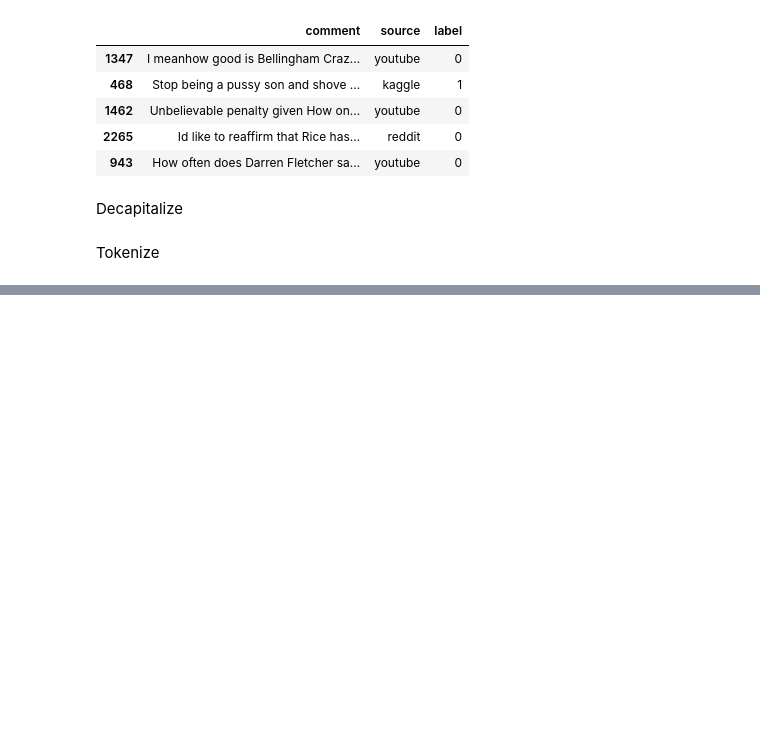
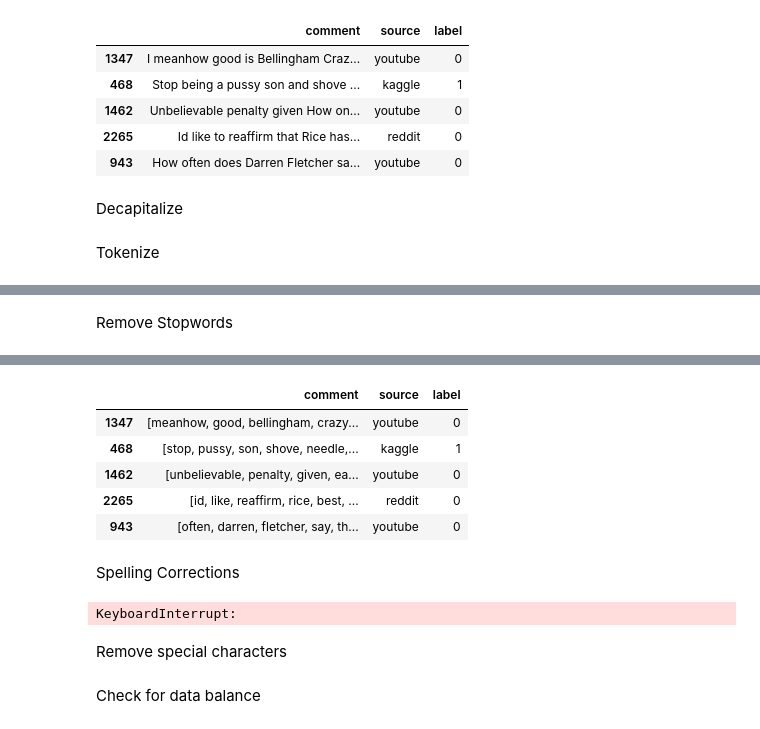
Before and after one commit to prizyou/NLP4B_Football, a Jupyter notebook: Own_model/own_model.ipynb, the cells around one changed output, grey strips where cells are left out. Drawn from its saved outputs; the diff is of its cells as text; code cells hidden in the pictures; blank space fills up the shorter version.

```diff
--- a/Own_model/own_model.ipynb
+++ b/Own_model/own_model.ipynb
@@ -141,3 +144,15 @@ df.sample(5, random_state=2)
 | 1766 | [a, lot, of, nigeria, fans, at, w... | youtube | 0 |
 | 1805 | [welbeck, and, ali, should, be, i... | youtube | 0 |
 | 1861 | [awakenbeerus, is, a, true, sport... | youtube | 0 |
+# %% [markdown]
+Remove Stopwords
+# %%
+
+#remove stopwords
+#nltk.download()
+stopwords = stopwords.words('english')
+df['comment'] = df['comment'].apply(lambda x: [item for item in x if item not in stopwords])
+
+#show random 5 rows
+df.sample(5, random_state=1)
+# %% [output]
@@ -143,0 +160,23 @@ df.sample(5, random_state=2)
+|  | comment | source | label |
+| 1347 | [meanhow, good, bellingham, crazy... | youtube | 0 |
+| 468 | [stop, pussy, son, shove, needle,... | kaggle | 1 |
+| 1462 | [unbelievable, penalty, given, ea... | youtube | 0 |
+| 2265 | [id, like, reaffirm, rice, best, ... | reddit | 0 |
+| 943 | [often, darren, fletcher, say, th... | youtube | 0 |
+# %% [markdown]
+Spelling Corrections
+# %%
+from textblob import TextBlob
+
+# apply spelling corrections on dataframe
+def correct_spelling(tokens):
+    textblob = TextBlob(' '.join(tokens))
+    corrected_text = textblob.correct()
+    return corrected_text.split()
+
+# Apply the correction function to the 'comment' column
+df['comment'] = df['comment'].apply(lambda tokens: correct_spelling(tokens))
+# %% [output]
+KeyboardInterrupt:
+# %% [markdown]
+Remove special characters
@@ -143,0 +191,2 @@ df.sample(5, random_state=2)
+# %% [markdown]
+Check for data balance
```
Also changed, not shown: parts of 5 cells of this notebook, 1 other file.
